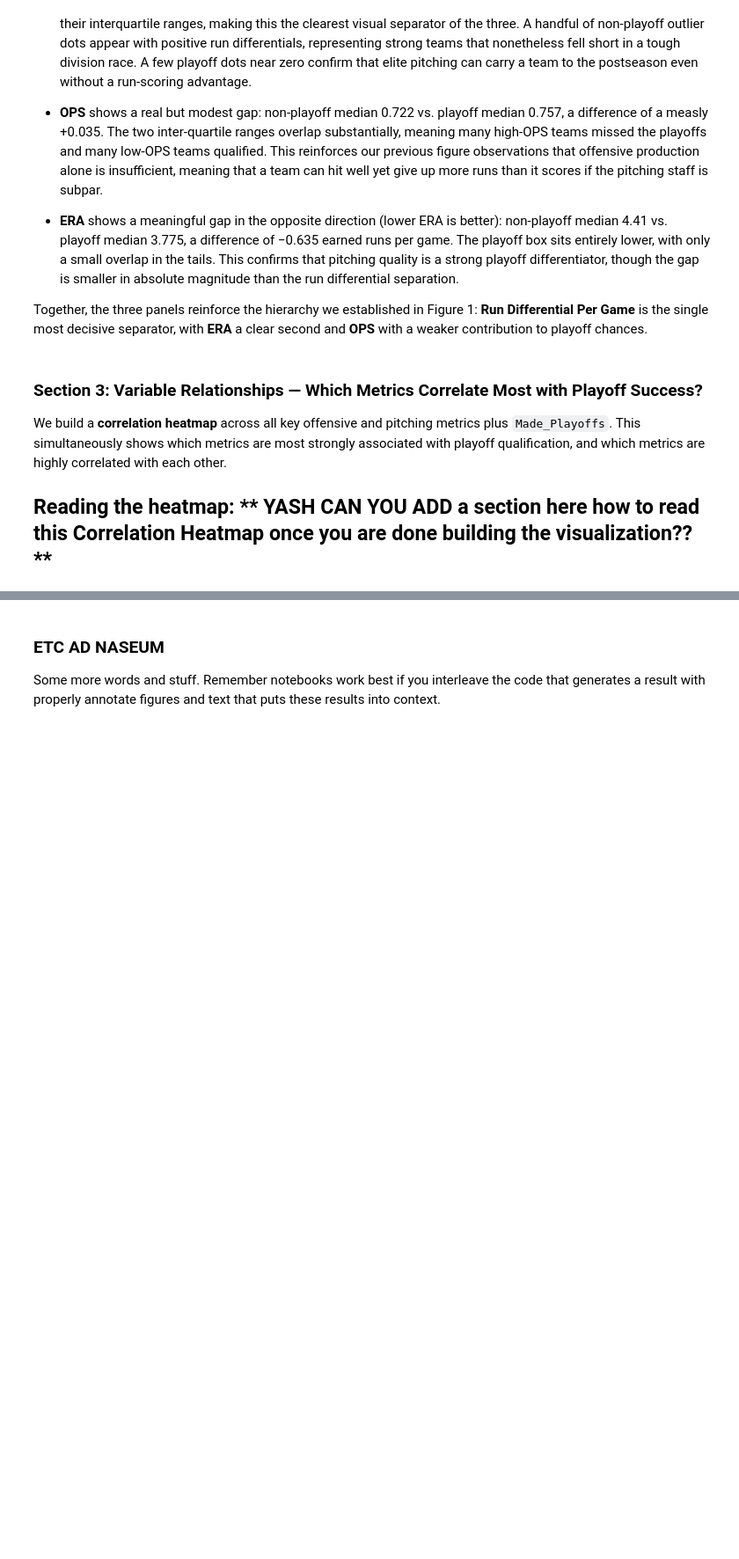
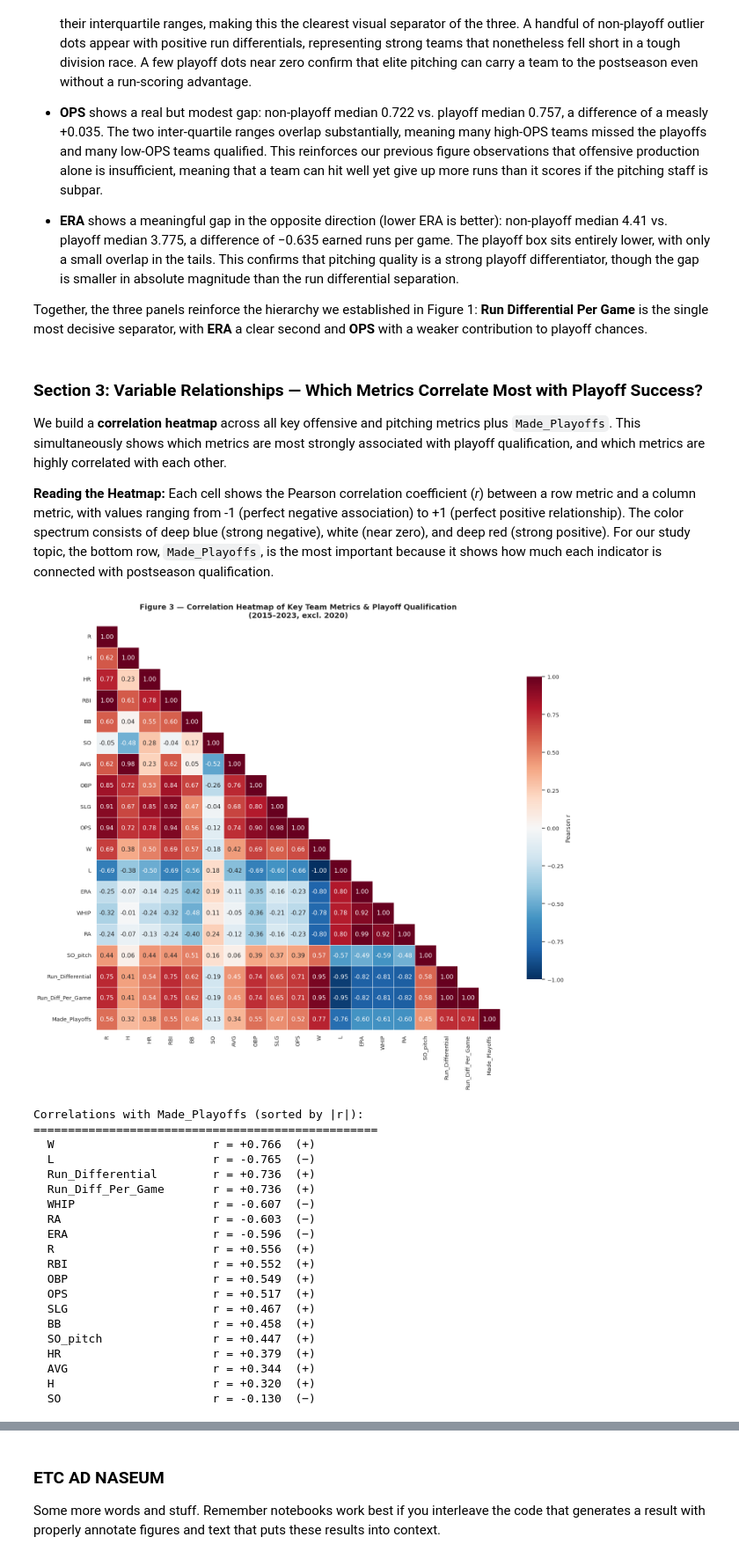
Before and after one commit to COGS108/Group021_WI26, a Jupyter notebook: 03-FinalProject.ipynb, the cells around one changed output, grey strips where cells are left out. Shown at 88% size. Cells and saved outputs as stored; diff of their text form; code cells hidden in the pictures; blank space fills up the shorter version.

Commit message:
moved Yash's changes from the EDA checkpoint to the Final Project file

```diff
--- a/03-FinalProject.ipynb
+++ b/03-FinalProject.ipynb
@@ -738,4 +845,82 @@ Together, the three panels reinforce the hierarchy we established in Figure 1: *
 
 We build a **correlation heatmap** across all key offensive and pitching metrics plus `Made_Playoffs`. This simultaneously shows which metrics are most strongly associated with playoff qualification, and which metrics are highly correlated with each other.
 
-## **Reading the heatmap:** ** YASH CAN YOU ADD a section here how to read this Correlation Heatmap once you are done building the visualization??**
+**Reading the Heatmap:** Each cell shows the Pearson correlation coefficient (*r*) between a row metric and a column metric, with values ranging from -1 (perfect negative association) to +1 (perfect positive relationship). The color spectrum consists of deep blue (strong negative), white (near zero), and deep red (strong positive). For our study topic, the bottom row, `Made_Playoffs`, is the most important because it shows how much each indicator is connected with postseason qualification.
+# %%
+heatmap_cols = [
+    'R', 'H','HR', 'RBI','BB', 'SO',
+    'AVG', 'OBP', 'SLG','OPS',
+    'W','L', 'ERA','WHIP',
+    'RA','SO_pitch',
+    'Run_Differential','Run_Diff_Per_Game',
+    'Made_Playoffs'
+]
+
+
+heatmap_cols = [column for column in heatmap_cols if column in df.columns]
+
+corr = df[heatmap_cols].corr()
+
+
+mask =  np.triu( np.ones_like( corr, dtype=bool), k=1)
+
+sns.set_theme( style='white',font_scale=0.95)
+
+fig, ax = plt.subplots(figsize=(16, 13))
+
+sns.heatmap(
+    corr,
+    mask=mask,
+    annot=True,
+    fmt='.2f',
+    cmap= 'RdBu_r',
+    center =0,
+    vmin =-1,
+    vmax= 1,
+    square =True,
+    linewidths =0.5,
+    cbar_kws={'shrink':  0.75, 'label':'Pearson r'},
+    ax=ax
+
+)
+
+ax.set_title(
+    'Figure 3 — Correlation Heatmap of Key Team Metrics & Playoff Qualification\n'
+    '(2015–2023, excl. 2020)',
+    fontsize =14,
+    fontweight= 'bold',
+    pad =16
+)
+
+plt.tight_layout()
+plt.show()
+
+print('\nCorrelations with Made_Playoffs (sorted by |r|):')
+print('=' * 50)
+playoff_corr = corr['Made_Playoffs'].drop('Made_Playoffs').sort_values(key=abs, ascending=False)
+
+for metric, correlation_value in playoff_corr.items():
+    direction = '+' if correlation_value > 0 else '−'
+    print(f'  {metric:<22s}  r = {correlation_value:+.3f}  ({direction})')
+# %% [output]
+[figure, added]
+Correlations with Made_Playoffs (sorted by |r|):
+==================================================
+  W                       r = +0.766  (+)
+  L                       r = -0.765  (−)
+  Run_Differential        r = +0.736  (+)
+  Run_Diff_Per_Game       r = +0.736  (+)
+  WHIP                    r = -0.607  (−)
+  RA                      r = -0.603  (−)
+  ERA                     r = -0.596  (−)
+  R                       r = +0.556  (+)
+  RBI                     r = +0.552  (+)
+  OBP                     r = +0.549  (+)
+  OPS                     r = +0.517  (+)
+  SLG                     r = +0.467  (+)
+  BB                      r = +0.458  (+)
+  SO_pitch                r = +0.447  (+)
+  HR                      r = +0.379  (+)
+  AVG                     r = +0.344  (+)
+  H                       r = +0.320  (+)
+  SO                      r = -0.130  (−)
```
Also changed, not shown: parts of 11 cells of this notebook.
